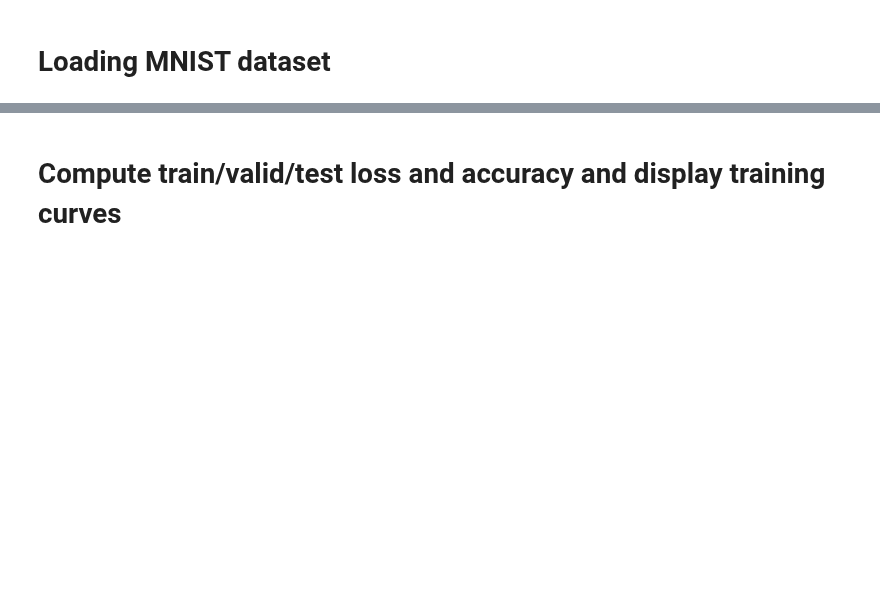
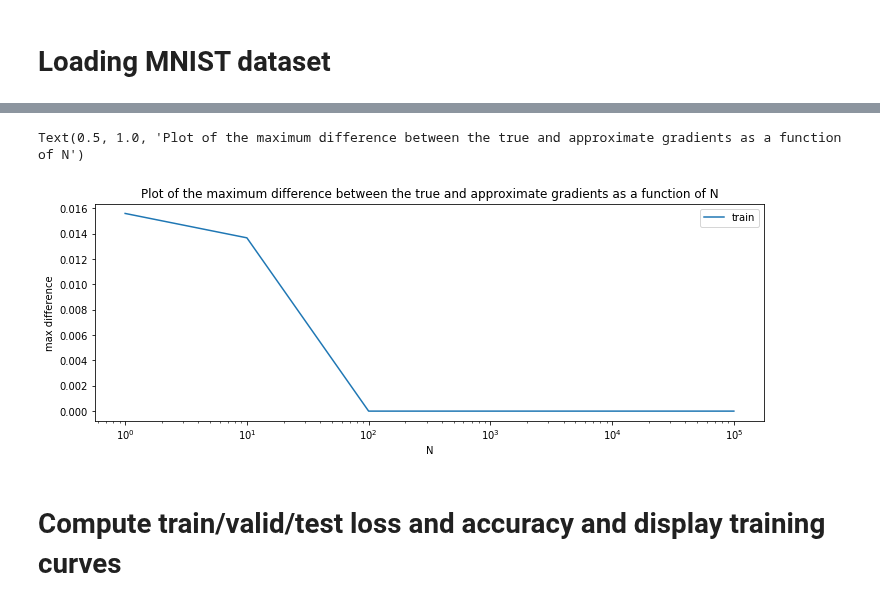
Before and after one commit to deepaks4077/IFT6135, a Jupyter notebook: IFT6135_HWK1_Q1.ipynb, the cells around one changed output, grey strips where cells are left out. Saved outputs shown, nothing was run; the diff lists cells and outputs as text; code cells hidden in the pictures; blank space fills up the shorter version.

```diff
--- a/IFT6135_HWK1_Q1.ipynb
+++ b/IFT6135_HWK1_Q1.ipynb
@@ -462,3 +246,14 @@ max difference with n = 2, max_diff = 0.006727863509204307
+# %%
+plt.figure(figsize=(12, 4))
+plt.plot([math.pow(10, n) for n in range(0, N + 1)], max_differences, label='train')
+plt.legend()
+plt.ylabel('max difference')
+plt.xlabel('N')
+plt.xscale('log')
+plt.title("Plot of the maximum difference between the true and approximate gradients as a function of N")
+# %% [output]
+Text(0.5, 1.0, 'Plot of the maximum difference between the true and approximate gradients as a function of N')
+[figure, added]
 # %% [markdown]
 # Compute train/valid/test loss and accuracy and display training curves
 # %%
```
Also changed, not shown: parts of 12 cells of this notebook, 1 other file.
